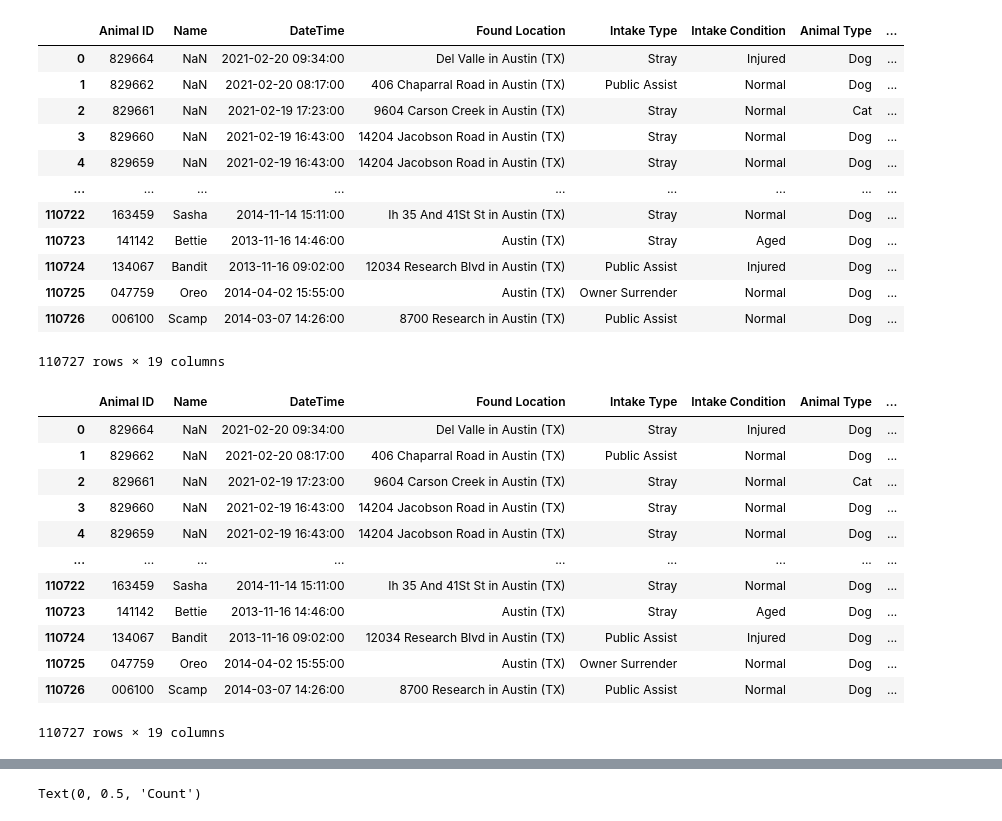
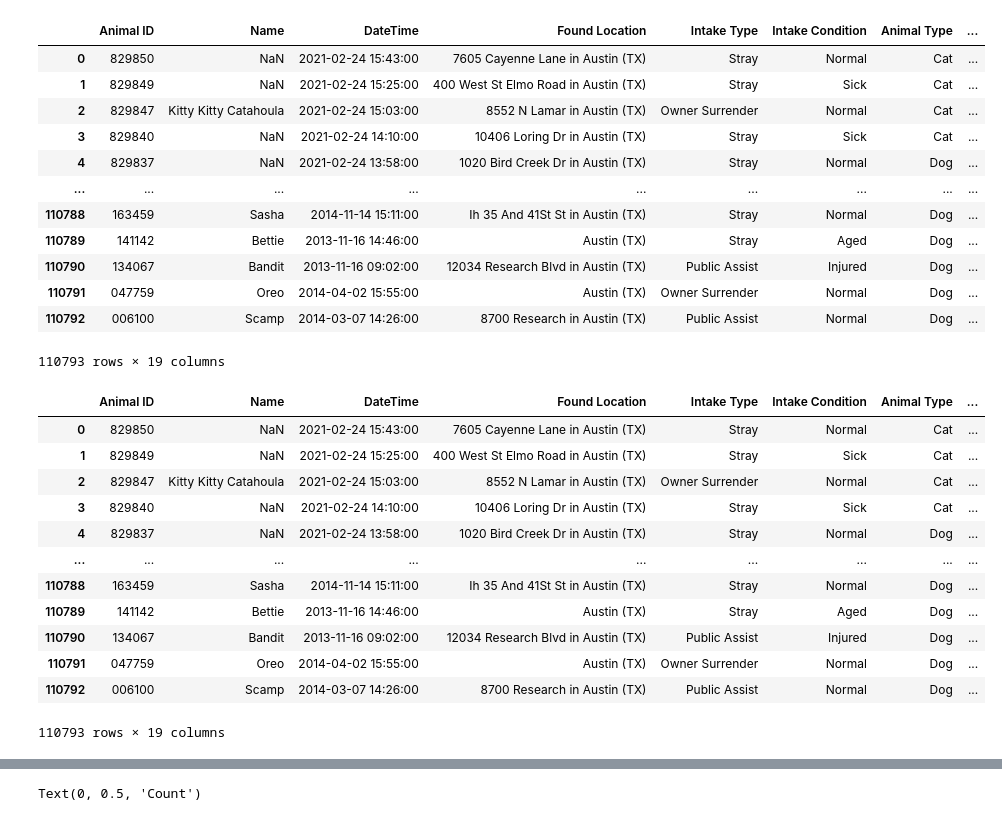
Before and after one commit to elizabethschall2934/Final-Project, a Jupyter notebook: clean_data.ipynb, the cells around one changed output, grey strips where cells are left out. Cells and saved outputs as stored; diff of their text form; code cells hidden in the pictures.

```diff
--- a/clean_data.ipynb
+++ b/clean_data.ipynb
@@ -57,7 +57,7 @@ allanimal2_data.head()
 # %%
-allanimal2_data["DateTime"]= pd.to_datetime(allanimal2_data["DateTime"])
+allanimal24_data["DateTime"]= pd.to_datetime(allanimal24_data["DateTime"])
 # %%
-allanimal2_data["DateTime_out"]= pd.to_datetime(allanimal2_data["DateTime_out"])
+allanimal24_data["DateTime_out"]= pd.to_datetime(allanimal24_data["DateTime_out"])
 # %%
-allanimal2_data["shelter_time"] = allanimal2_data["DateTime_out"] - allanimal2_data["DateTime"]
+allanimal24_data["shelter_time"] = allanimal24_data["DateTime_out"] - allanimal24_data["DateTime"]
 # %%
@@ -79,3 +79,3 @@ allanimal2_data.loc[allanimal2_data['shelter_time'] > pd.Timedelta(0)]
 # %%
-allanimal2_data["shelter_time"] = allanimal2_data["shelter_time"].astype(str)
+allanimal24_data["shelter_time"] = allanimal24_data["shelter_time"].astype(str)
 # %%
@@ -101,37 +101,37 @@ Age upon Outcome            object
 shelter_time                object
 dtype: object
 # %%
-allanimal2_data["shelter_days"] = allanimal2_data["shelter_time"].str[:2]
-allanimal2_data
+allanimal24_data["shelter_days"] = allanimal24_data["shelter_time"].str[:2]
+allanimal24_data
 # %% [output]
 |  | Animal ID | Name | DateTime | Found Location | Intake Type | Intake Condition | Animal Type | ... |
-| 0 | 829664 | NaN | 2021-02-20 09:34:00 | Del Valle in Austin (TX) | Stray | Injured | Dog | ... |
-| 1 | 829662 | NaN | 2021-02-20 08:17:00 | 406 Chaparral Road in Austin (TX) | Public Assist | Normal | Dog | ... |
-| 2 | 829661 | NaN | 2021-02-19 17:23:00 | 9604 Carson Creek in Austin (TX) | Stray | Normal | Cat | ... |
-| 3 | 829660 | NaN | 2021-02-19 16:43:00 | 14204 Jacobson Road in Austin (TX) | Stray | Normal | Dog | ... |
-| 4 | 829659 | NaN | 2021-02-19 16:43:00 | 14204 Jacobson Road in Austin (TX) | Stray | Normal | Dog | ... |
+| 0 | 829850 | NaN | 2021-02-24 15:43:00 | 7605 Cayenne Lane in Austin (TX) | Stray | Normal | Cat | ... |
+| 1 | 829849 | NaN | 2021-02-24 15:25:00 | 400 West St Elmo Road in Austin (TX) | Stray | Sick | Cat | ... |
+| 2 | 829847 | Kitty Kitty Catahoula | 2021-02-24 15:03:00 | 8552 N Lamar in Austin (TX) | Owner Surrender | Normal | Cat | ... |
+| 3 | 829840 | NaN | 2021-02-24 14:10:00 | 10406 Loring Dr in Austin (TX) | Stray | Sick | Cat | ... |
+| 4 | 829837 | NaN | 2021-02-24 13:58:00 | 1020 Bird Creek Dr in Austin (TX) | Stray | Normal | Dog | ... |
 | ... | ... | ... | ... | ... | ... | ... | ... | ... |
-| 110722 | 163459 | Sasha | 2014-11-14 15:11:00 | Ih 35 And 41St St in Austin (TX) | Stray | Normal | Dog | ... |
-| 110723 | 141142 | Bettie | 2013-11-16 14:46:00 | Austin (TX) | Stray | Aged | Dog | ... |
-| 110724 | 134067 | Bandit | 2013-11-16 09:02:00 | 12034 Research Blvd in Austin (TX) | Public Assist | Injured | Dog | ... |
-| 110725 | 047759 | Oreo | 2014-04-02 15:55:00 | Austin (TX) | Owner Surrender | Normal | Dog | ... |
-| 110726 | 006100 | Scamp | 2014-03-07 14:26:00 | 8700 Research in Austin (TX) | Public Assist | Normal | Dog | ... |
+| 110788 | 163459 | Sasha | 2014-11-14 15:11:00 | Ih 35 And 41St St in Austin (TX) | Stray | Normal | Dog | ... |
+| 110789 | 141142 | Bettie | 2013-11-16 14:46:00 | Austin (TX) | Stray | Aged | Dog | ... |
+| 110790 | 134067 | Bandit | 2013-11-16 09:02:00 | 12034 Research Blvd in Austin (TX) | Public Assist | Injured | Dog | ... |
+| 110791 | 047759 | Oreo | 2014-04-02 15:55:00 | Austin (TX) | Owner Surrender | Normal | Dog | ... |
+| 110792 | 006100 | Scamp | 2014-03-07 14:26:00 | 8700 Research in Austin (TX) | Public Assist | Normal | Dog | ... |
-110727 rows × 19 columns
+110793 rows × 19 columns
 # %%
-allanimal2_data["shelter_days"] = allanimal2_data["shelter_days"].replace("Na", 0.1)
-allanimal2_data
+allanimal24_data["shelter_days"] = allanimal24_data["shelter_days"].replace("Na", 0.1)
+allanimal24_data
 # %% [output]
 |  | Animal ID | Name | DateTime | Found Location | Intake Type | Intake Condition | Animal Type | ... |
-| 0 | 829664 | NaN | 2021-02-20 09:34:00 | Del Valle in Austin (TX) | Stray | Injured | Dog | ... |
-| 1 | 829662 | NaN | 2021-02-20 08:17:00 | 406 Chaparral Road in Austin (TX) | Public Assist | Normal | Dog | ... |
-| 2 | 829661 | NaN | 2021-02-19 17:23:00 | 9604 Carson Creek in Austin (TX) | Stray | Normal | Cat | ... |
-| 3 | 829660 | NaN | 2021-02-19 16:43:00 | 14204 Jacobson Road in Austin (TX) | Stray | Normal | Dog | ... |
-| 4 | 829659 | NaN | 2021-02-19 16:43:00 | 14204 Jacobson Road in Austin (TX) | Stray | Normal | Dog | ... |
+| 0 | 829850 | NaN | 2021-02-24 15:43:00 | 7605 Cayenne Lane in Austin (TX) | Stray | Normal | Cat | ... |
+| 1 | 829849 | NaN | 2021-02-24 15:25:00 | 400 West St Elmo Road in Austin (TX) | Stray | Sick | Cat | ... |
+| 2 | 829847 | Kitty Kitty Catahoula | 2021-02-24 15:03:00 | 8552 N Lamar in Austin (TX) | Owner Surrender | Normal | Cat | ... |
+| 3 | 829840 | NaN | 2021-02-24 14:10:00 | 10406 Loring Dr in Austin (TX) | Stray | Sick | Cat | ... |
+| 4 | 829837 | NaN | 2021-02-24 13:58:00 | 1020 Bird Creek Dr in Austin (TX) | Stray | Normal | Dog | ... |
 | ... | ... | ... | ... | ... | ... | ... | ... | ... |
-| 110722 | 163459 | Sasha | 2014-11-14 15:11:00 | Ih 35 And 41St St in Austin (TX) | Stray | Normal | Dog | ... |
-| 110723 | 141142 | Bettie | 2013-11-16 14:46:00 | Austin (TX) | Stray | Aged | Dog | ... |
-| 110724 | 134067 | Bandit | 2013-11-16 09:02:00 | 12034 Research Blvd in Austin (TX) | Public Assist | Injured | Dog | ... |
-| 110725 | 047759 | Oreo | 2014-04-02 15:55:00 | Austin (TX) | Owner Surrender | Normal | Dog | ... |
-| 110726 | 006100 | Scamp | 2014-03-07 14:26:00 | 8700 Research in Austin (TX) | Public Assist | Normal | Dog | ... |
+| 110788 | 163459 | Sasha | 2014-11-14 15:11:00 | Ih 35 And 41St St in Austin (TX) | Stray | Normal | Dog | ... |
+| 110789 | 141142 | Bettie | 2013-11-16 14:46:00 | Austin (TX) | Stray | Aged | Dog | ... |
+| 110790 | 134067 | Bandit | 2013-11-16 09:02:00 | 12034 Research Blvd in Austin (TX) | Public Assist | Injured | Dog | ... |
+| 110791 | 047759 | Oreo | 2014-04-02 15:55:00 | Austin (TX) | Owner Surrender | Normal | Dog | ... |
+| 110792 | 006100 | Scamp | 2014-03-07 14:26:00 | 8700 Research in Austin (TX) | Public Assist | Normal | Dog | ... |
-110727 rows × 19 columns
+110793 rows × 19 columns
 # %%
```
Also changed, not shown: parts of 44 cells of this notebook, 8 other files.
